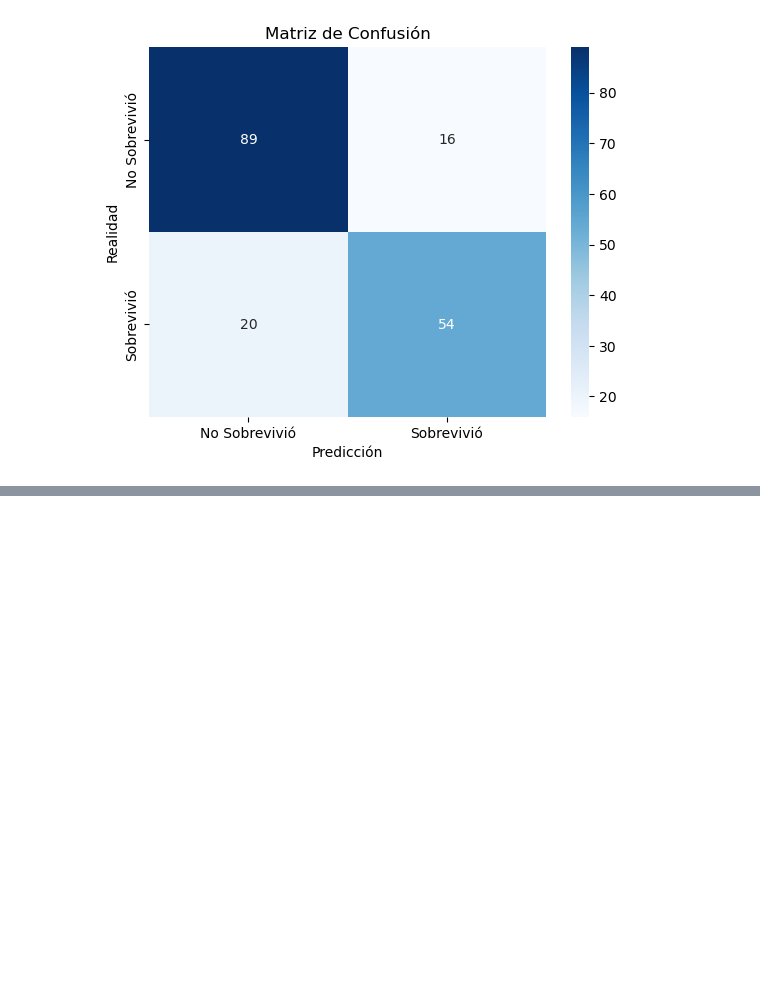
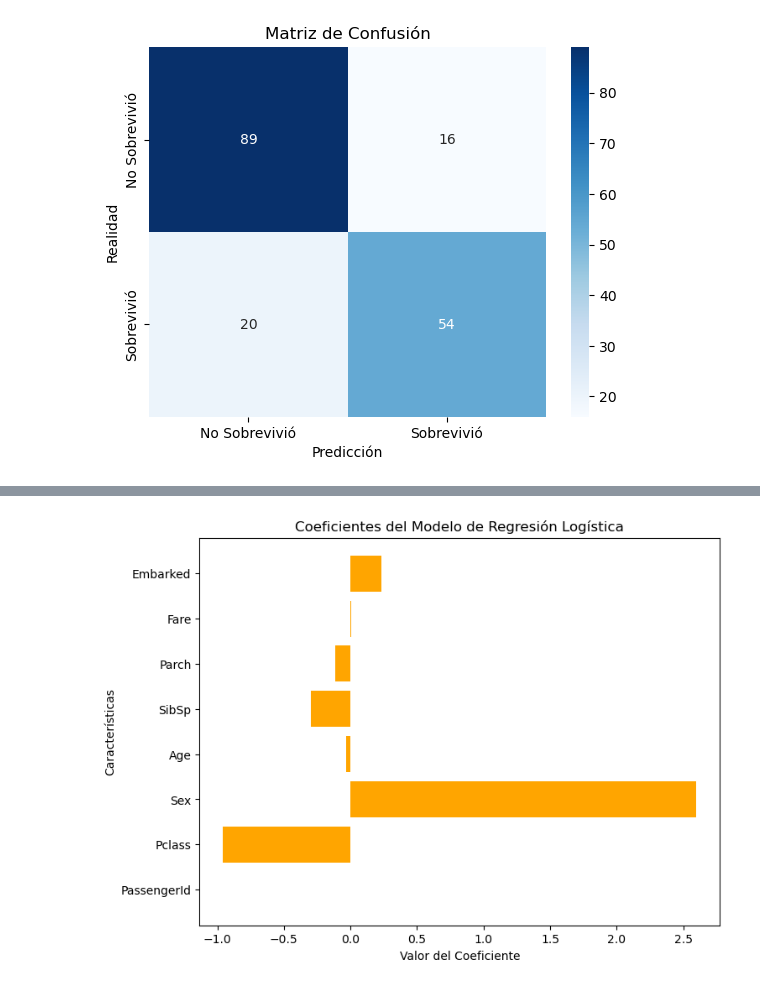
Before and after one commit to dannachav/Tarea-5---Proyecto-An-lisis-de-Datos, a Jupyter notebook: Tarea 5 - Proyecto Análisis de Datos.ipynb, the cells around one changed output, grey strips where cells are left out. Drawn from its saved outputs; the diff is of its cells as text; code cells hidden in the pictures; blank space fills up the shorter version.

```diff
--- a/Tarea 5 - Proyecto Análisis de Datos.ipynb
+++ b/Tarea 5 - Proyecto Análisis de Datos.ipynb
@@ -130,0 +160,27 @@ Matriz de confusión:
+# %%
+# Dividir el dataset en variables predictoras (X) y objetivo (y)
+X = data.drop(columns=['Survived'])  # Características numéricas y categóricas
+y = data['Survived']  # Variable objetivo
+
+# Dividir el dataset en conjunto de entrenamiento y prueba
+X_train, X_test, y_train, y_test = train_test_split(X, y, test_size=0.2, random_state=42)
+
+# Crear y entrenar el modelo de regresión logística
+model = LogisticRegression(max_iter=1000)
+model.fit(X_train, y_train)
+
+# Obtener los coeficientes del modelo
+coef = model.coef_[0]
+
+# Obtener las características numéricas (columnas) del dataset
+numeric_features = X.select_dtypes(include=[np.number]).columns
+
+# Visualizar los coeficientes
+plt.figure(figsize=(8, 6))
+plt.barh(numeric_features, coef, color='orange')
+plt.title('Coeficientes del Modelo de Regresión Logística')
+plt.xlabel('Valor del Coeficiente')
+plt.ylabel('Características')
+plt.show()
+# %% [output]
+[figure, added]
```
Also changed, not shown: parts of 4 cells of this notebook.
